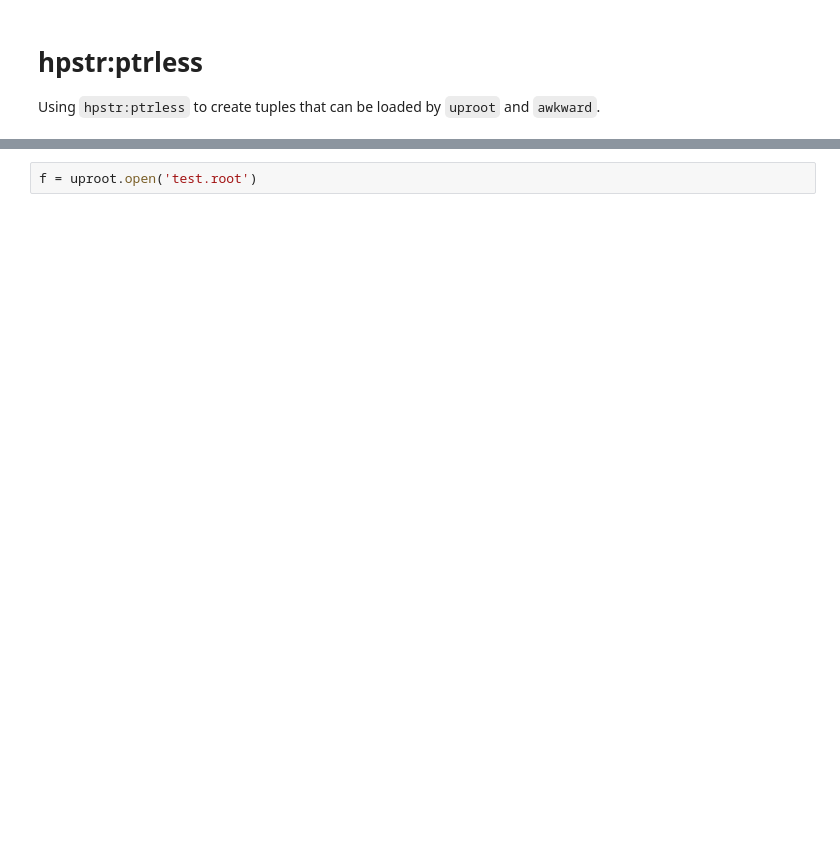
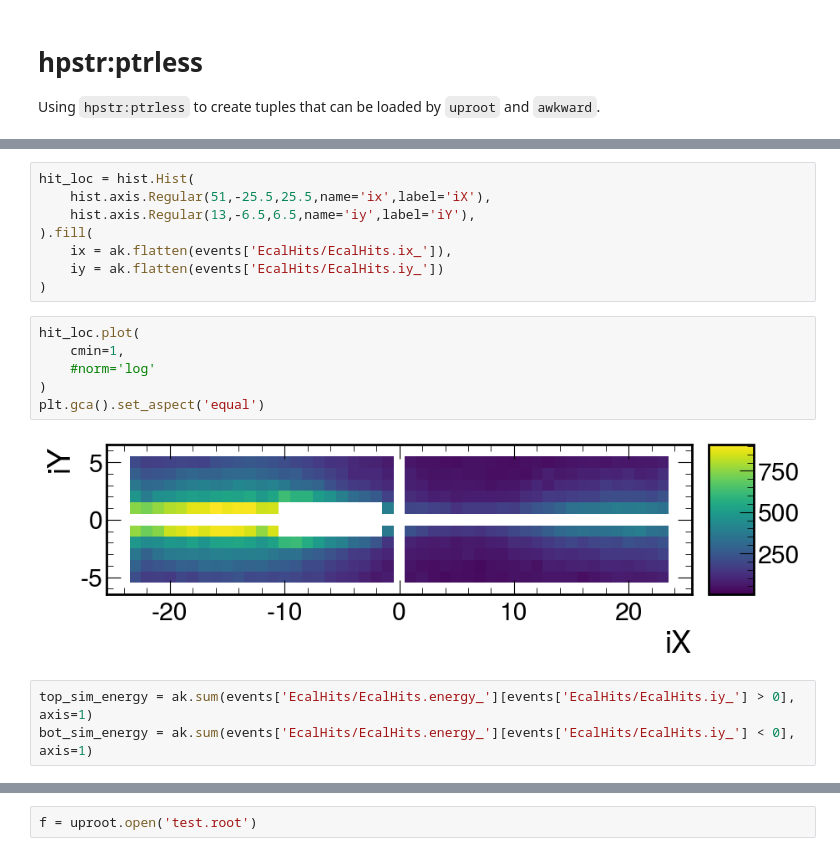
Before and after one commit to tomeichlersmith/hps, a Jupyter notebook: idm/reach/2016/idm-awkward-ana.ipynb, the cells around one changed output, grey strips where cells are left out. Drawn from its saved outputs; the diff is of its cells as text; blank space fills up the shorter version.

```diff
--- a/idm/reach/2016/idm-awkward-ana.ipynb
+++ b/idm/reach/2016/idm-awkward-ana.ipynb
@@ -6,0 +58,19 @@ import awkward as ak
+# %%
+hit_loc = hist.Hist(
+    hist.axis.Regular(51,-25.5,25.5,name='ix',label='iX'),
+    hist.axis.Regular(13,-6.5,6.5,name='iy',label='iY'),
+).fill(
+    ix = ak.flatten(events['EcalHits/EcalHits.ix_']),
+    iy = ak.flatten(events['EcalHits/EcalHits.iy_'])
+)
+# %%
+hit_loc.plot(
+    cmin=1,
+    #norm='log'
+)
+plt.gca().set_aspect('equal')
+# %% [output]
+[figure, added]
+# %%
+top_sim_energy = ak.sum(events['EcalHits/EcalHits.energy_'][events['EcalHits/EcalHits.iy_'] > 0], axis=1)
+bot_sim_energy = ak.sum(events['EcalHits/EcalHits.energy_'][events['EcalHits/EcalHits.iy_'] < 0], axis=1)
```
Also changed, not shown: parts of 24 cells of this notebook, 2 other files.
